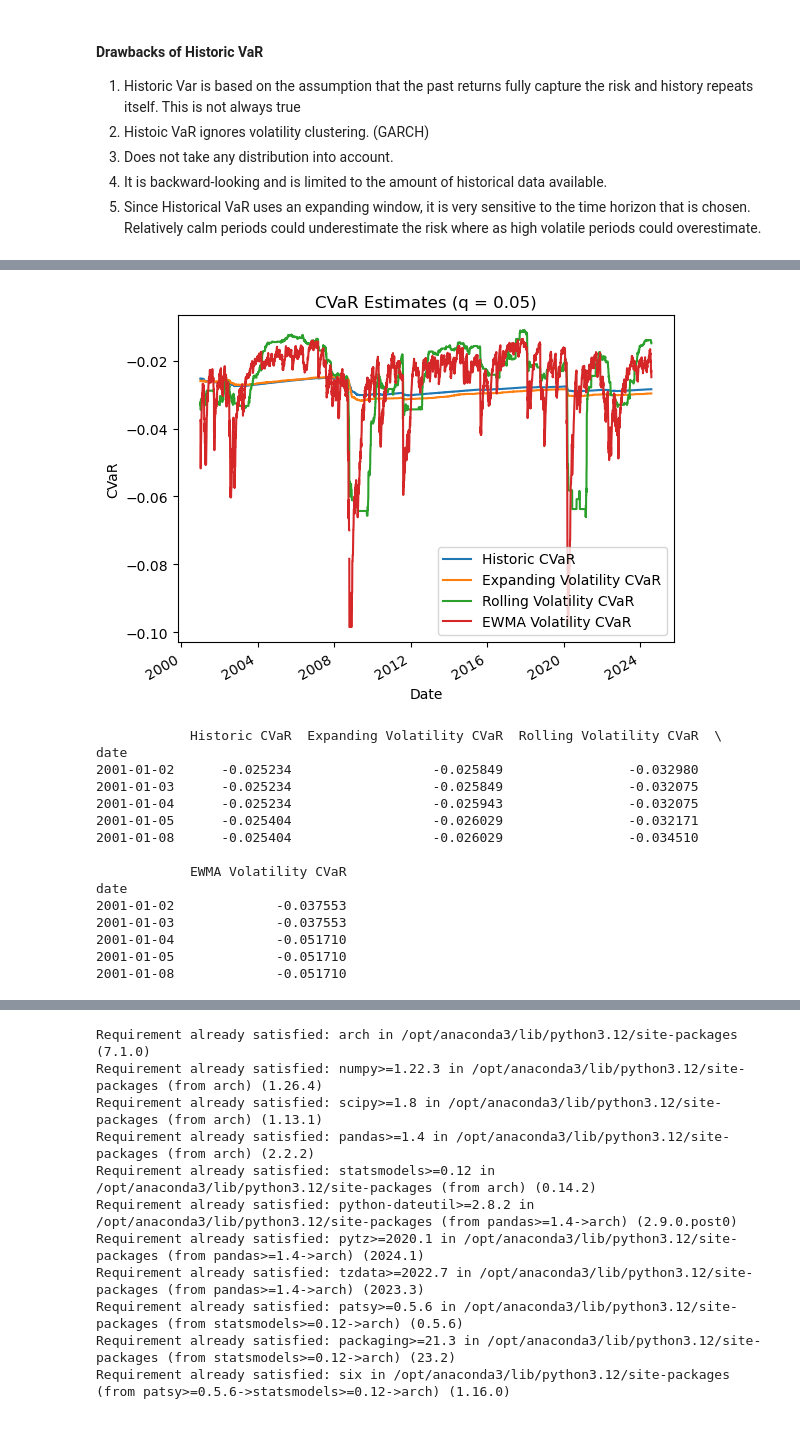
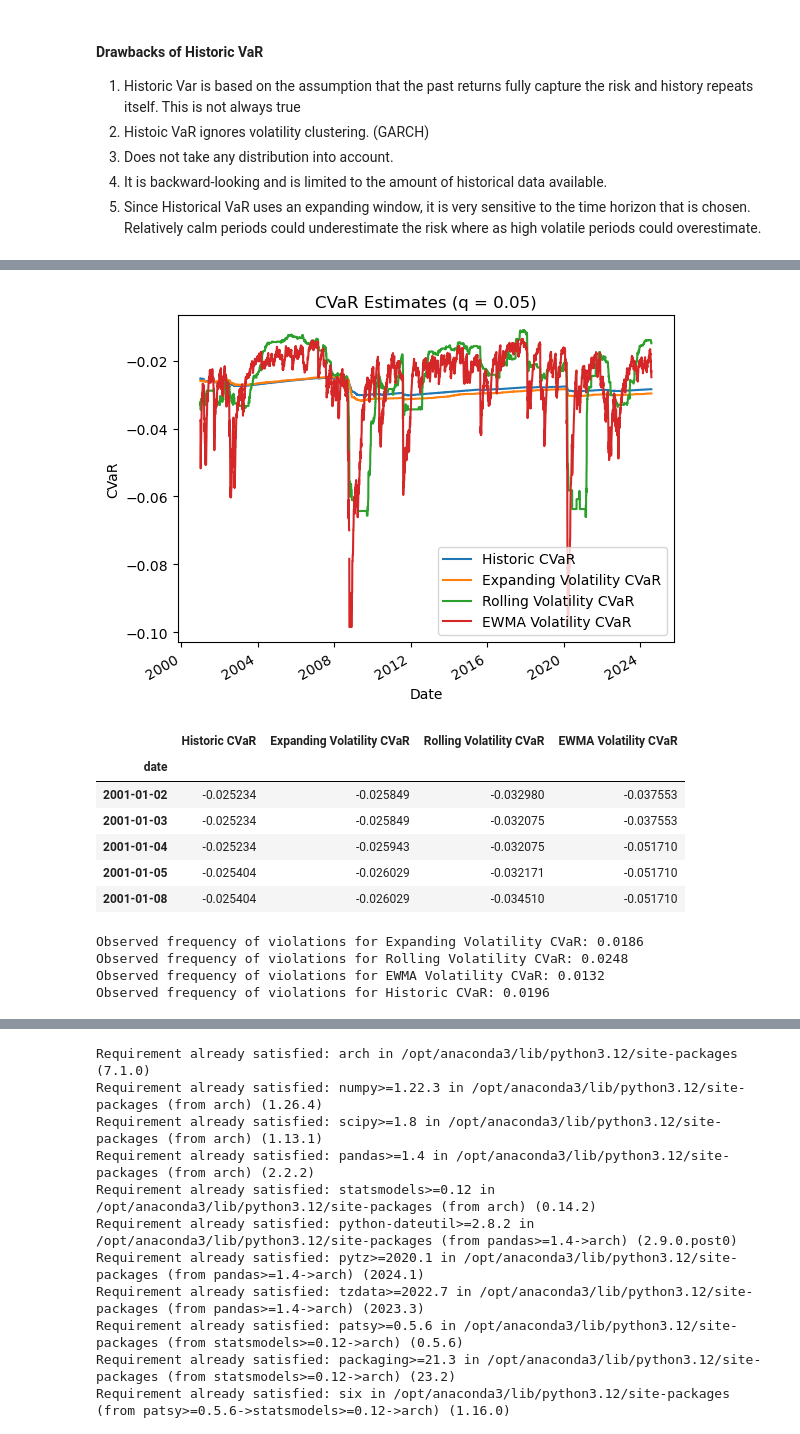
Before and after one commit to Anand-Nakhate/finm-portfolio-2024, a Jupyter notebook: homework/Solution_HW3_.ipynb, the cells around one changed output, grey strips where cells are left out. Drawn from its saved outputs; the diff is of its cells as text; code cells hidden in the pictures.

```diff
--- a/homework/Solution_HW3_.ipynb
+++ b/homework/Solution_HW3_.ipynb
@@ -242,32 +236,47 @@ Observed frequency of violations Excess Returns (Historic: 0.0486
 # %%
 CVaR = pd.DataFrame()
 CVaR['Historic CVaR'] = data['Excess Returns'].expanding().apply(lambda x: x[x < x.quantile(0.05)].mean())
 
 CVaR['Expanding Volatility CVaR'] = data['Excess Returns'].expanding().apply(lambda x: x[x < VaR['Expanding Volatility VaR'].loc[x.index[-1]]].mean())
 CVaR['Rolling Volatility CVaR'] = data['Excess Returns'].rolling(252).apply(lambda x: x[x < VaR['Rolling Volatility VaR'].loc[x.index[-1]]].mean())
 ewma_cvar = [np.nan]
 for t in range(1, len(data)):
     below_var = data['Excess Returns'].iloc[:t][data['Excess Returns'].iloc[:t] < VaR['EWMA Volatility VaR'][t]]
     ewma_cvar.append(below_var.mean() if not below_var.empty else np.nan)
 CVaR['EWMA Volatility CVaR'] = pd.Series(ewma_cvar, index=data.index)
 
 CVaR.loc['2001-01-02':].plot(title='CVaR Estimates (q = 0.05)', ylabel='CVaR', xlabel='Date')
 plt.show()
-print(CVaR.loc['2001-01-02':].head())
+CVaR.loc['2001-01-02':].head()
 # %% [output]
 [figure]
-            Historic CVaR  Expanding Volatility CVaR  Rolling Volatility CVaR  \
-date
-2001-01-02      -0.025234                  -0.025849                -0.032980
-2001-01-03      -0.025234                  -0.025849                -0.032075
-2001-01-04      -0.025234                  -0.025943                -0.032075
-2001-01-05      -0.025404                  -0.026029                -0.032171
-2001-01-08      -0.025404                  -0.026029                -0.034510
-
-            EWMA Volatility CVaR
-date
-2001-01-02             -0.037553
-2001-01-03             -0.037553
-2001-01-04             -0.051710
-2001-01-05             -0.051710
-2001-01-08             -0.051710
+|  | Historic CVaR | Expanding Volatility CVaR | Rolling Volatility CVaR | EWMA Volatility CVaR |
+| date |  |  |  |  |
+| 2001-01-02 | -0.025234 | -0.025849 | -0.032980 | -0.037553 |
+| 2001-01-03 | -0.025234 | -0.025849 | -0.032075 | -0.037553 |
+| 2001-01-04 | -0.025234 | -0.025943 | -0.032075 | -0.051710 |
+| 2001-01-05 | -0.025404 | -0.026029 | -0.032171 | -0.051710 |
+| 2001-01-08 | -0.025404 | -0.026029 | -0.034510 | -0.051710 |
+# %%
+# Violation frequencies for CVaR
+violations_expanding_cvar = excess_returns.loc['2001-01-02':] < CVaR['Expanding Volatility CVaR'].loc['2001-01-02':]
+violations_rolling_cvar = excess_returns.loc['2001-01-02':] < CVaR['Rolling Volatility CVaR'].loc['2001-01-02':]
+violations_ewma_cvar = excess_returns.loc['2001-01-02':] < CVaR['EWMA Volatility CVaR'].loc['2001-01-02':]
+violations_historic_cvar = excess_returns.loc['2001-01-02':] < CVaR['Historic CVaR'].loc['2001-01-02':]
+
+# Calculate violation frequencies
+freq_expanding_cvar = violations_expanding_cvar.mean()
+freq_rolling_cvar = violations_rolling_cvar.mean()
+freq_ewma_cvar = violations_ewma_cvar.mean()
+freq_historic_cvar = violations_historic_cvar.mean()
+
+# Print the results
+print(f"Observed frequency of violations for Expanding Volatility CVaR: {freq_expanding_cvar:.4f}")
+print(f"Observed frequency of violations for Rolling Volatility CVaR: {freq_rolling_cvar:.4f}")
+print(f"Observed frequency of violations for EWMA Volatility CVaR: {freq_ewma_cvar:.4f}")
+print(f"Observed frequency of violations for Historic CVaR: {freq_historic_cvar:.4f}")
+# %% [output]
+Observed frequency of violations for Expanding Volatility CVaR: 0.0186
+Observed frequency of violations for Rolling Volatility CVaR: 0.0248
+Observed frequency of violations for EWMA Volatility CVaR: 0.0132
+Observed frequency of violations for Historic CVaR: 0.0196
```
Also changed, not shown: parts of 6 cells of this notebook.
